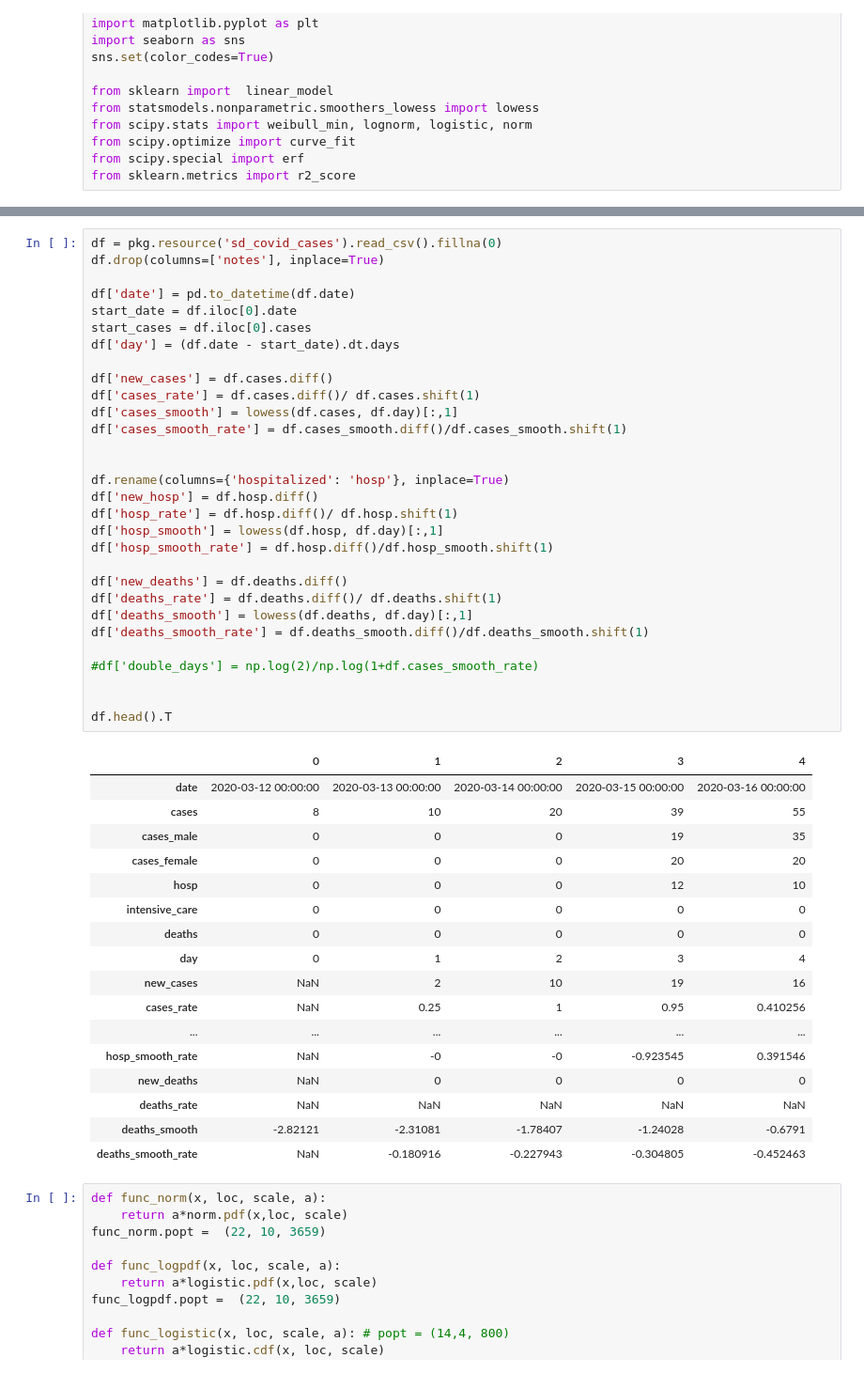
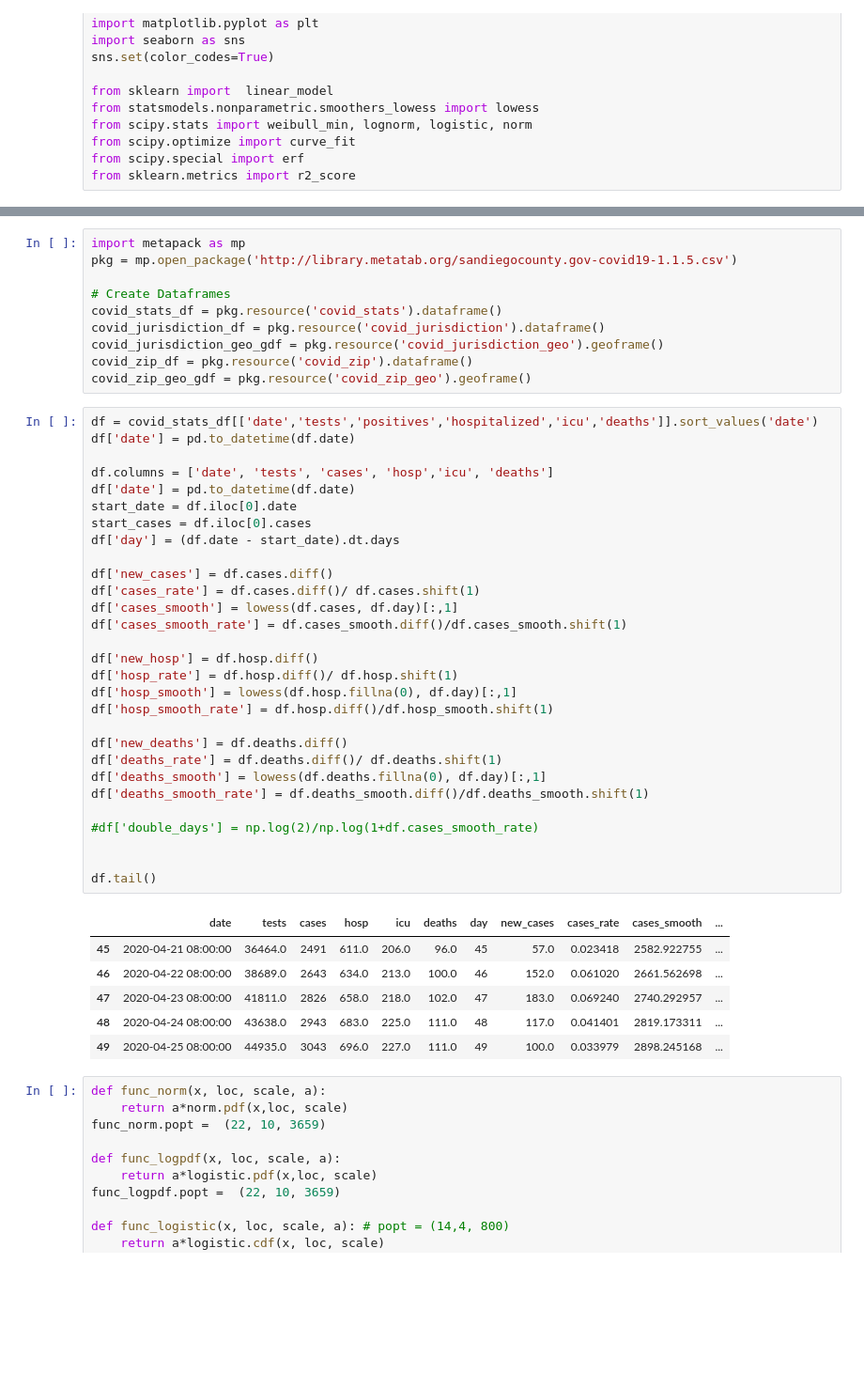
Before and after one commit to sandiegodata/covid19, a Jupyter notebook: Notebooks/San Diego.ipynb, the cells around one changed output, grey strips where cells are left out. Shown: that part at 94% size. Drawn from its saved outputs; the diff is of its cells as text; blank space fills up the shorter version.

```diff
--- a/Notebooks/San Diego.ipynb
+++ b/Notebooks/San Diego.ipynb
@@ -62,51 +41,49 @@ im3fNd9yrfM1-0Ys/edit?usp=sharing), and this dataset extracts the Summary tab
+# %%
+import metapack as mp
+pkg = mp.open_package('http://library.metatab.org/sandiegocounty.gov-covid19-1.1.5.csv')
+
+# Create Dataframes
+covid_stats_df = pkg.resource('covid_stats').dataframe()
+covid_jurisdiction_df = pkg.resource('covid_jurisdiction').dataframe()
+covid_jurisdiction_geo_gdf = pkg.resource('covid_jurisdiction_geo').geoframe()
+covid_zip_df = pkg.resource('covid_zip').dataframe()
+covid_zip_geo_gdf = pkg.resource('covid_zip_geo').geoframe()
 # %%
-df = pkg.resource('sd_covid_cases').read_csv().fillna(0)
-df.drop(columns=['notes'], inplace=True)
+df = covid_stats_df[['date','tests','positives','hospitalized','icu','deaths']].sort_values('date')
+df['date'] = pd.to_datetime(df.date)
 
+df.columns = ['date', 'tests', 'cases', 'hosp','icu', 'deaths']
 df['date'] = pd.to_datetime(df.date)
 start_date = df.iloc[0].date
 start_cases = df.iloc[0].cases
 df['day'] = (df.date - start_date).dt.days
 
 df['new_cases'] = df.cases.diff()
 df['cases_rate'] = df.cases.diff()/ df.cases.shift(1)
 df['cases_smooth'] = lowess(df.cases, df.day)[:,1]
 df['cases_smooth_rate'] = df.cases_smooth.diff()/df.cases_smooth.shift(1)
 
-
-df.rename(columns={'hospitalized': 'hosp'}, inplace=True)
 df['new_hosp'] = df.hosp.diff()
 df['hosp_rate'] = df.hosp.diff()/ df.hosp.shift(1)
-df['hosp_smooth'] = lowess(df.hosp, df.day)[:,1]
+df['hosp_smooth'] = lowess(df.hosp.fillna(0), df.day)[:,1]
 df['hosp_smooth_rate'] = df.hosp.diff()/df.hosp_smooth.shift(1)
 
 df['new_deaths'] = df.deaths.diff()
 df['deaths_rate'] = df.deaths.diff()/ df.deaths.shift(1)
-df['deaths_smooth'] = lowess(df.deaths, df.day)[:,1]
+df['deaths_smooth'] = lowess(df.deaths.fillna(0), df.day)[:,1]
 df['deaths_smooth_rate'] = df.deaths_smooth.diff()/df.deaths_smooth.shift(1)
 
 #df['double_days'] = np.log(2)/np.log(1+df.cases_smooth_rate)
 
 
-df.head().T
+df.tail()
 # %% [output]
-|  | 0 | 1 | 2 | 3 | 4 |
-| date | 2020-03-12 00:00:00 | 2020-03-13 00:00:00 | 2020-03-14 00:00:00 | 2020-03-15 00:00:00 | 2020-03-16 00:00:00 |
-| cases | 8 | 10 | 20 | 39 | 55 |
-| cases_male | 0 | 0 | 0 | 19 | 35 |
-| cases_female | 0 | 0 | 0 | 20 | 20 |
-| hosp | 0 | 0 | 0 | 12 | 10 |
-| intensive_care | 0 | 0 | 0 | 0 | 0 |
-| deaths | 0 | 0 | 0 | 0 | 0 |
-| day | 0 | 1 | 2 | 3 | 4 |
-| new_cases | NaN | 2 | 10 | 19 | 16 |
-| cases_rate | NaN | 0.25 | 1 | 0.95 | 0.410256 |
-| ... | ... | ... | ... | ... | ... |
-| hosp_smooth_rate | NaN | -0 | -0 | -0.923545 | 0.391546 |
-| new_deaths | NaN | 0 | 0 | 0 | 0 |
-| deaths_rate | NaN | NaN | NaN | NaN | NaN |
-| deaths_smooth | -2.82121 | -2.31081 | -1.78407 | -1.24028 | -0.6791 |
-| deaths_smooth_rate | NaN | -0.180916 | -0.227943 | -0.304805 | -0.452463 |
+|  | date | tests | cases | hosp | icu | deaths | day | new_cases | cases_rate | cases_smooth | ... |
+| 45 | 2020-04-21 08:00:00 | 36464.0 | 2491 | 611.0 | 206.0 | 96.0 | 45 | 57.0 | 0.023418 | 2582.922755 | ... |
+| 46 | 2020-04-22 08:00:00 | 38689.0 | 2643 | 634.0 | 213.0 | 100.0 | 46 | 152.0 | 0.061020 | 2661.562698 | ... |
+| 47 | 2020-04-23 08:00:00 | 41811.0 | 2826 | 658.0 | 218.0 | 102.0 | 47 | 183.0 | 0.069240 | 2740.292957 | ... |
+| 48 | 2020-04-24 08:00:00 | 43638.0 | 2943 | 683.0 | 225.0 | 111.0 | 48 | 117.0 | 0.041401 | 2819.173311 | ... |
+| 49 | 2020-04-25 08:00:00 | 44935.0 | 3043 | 696.0 | 227.0 | 111.0 | 49 | 100.0 | 0.033979 | 2898.245168 | ... |
 # %%
 def func_norm(x, loc, scale, a):
     return a*norm.pdf(x,loc, scale)
```
Also changed, not shown: parts of 12 cells of this notebook, 3 other files.
